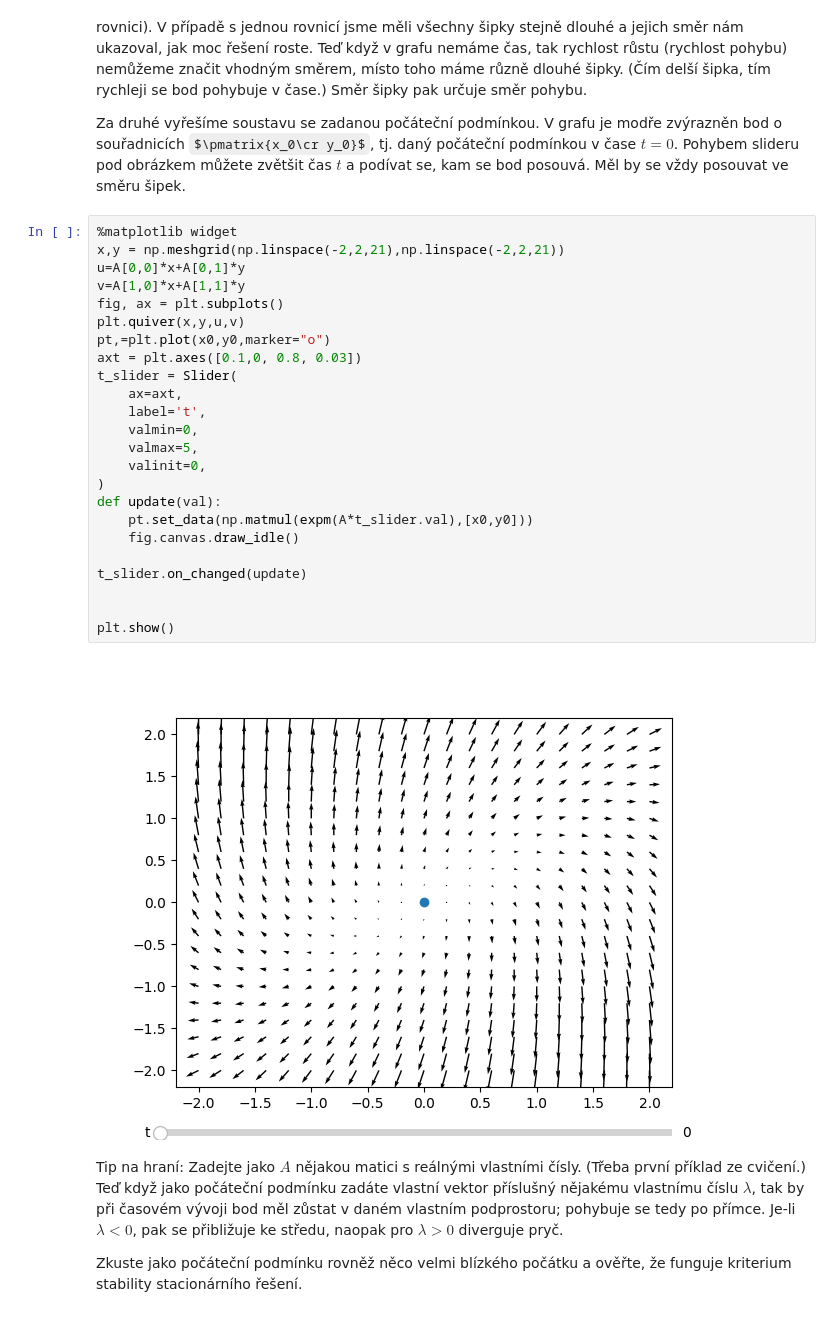
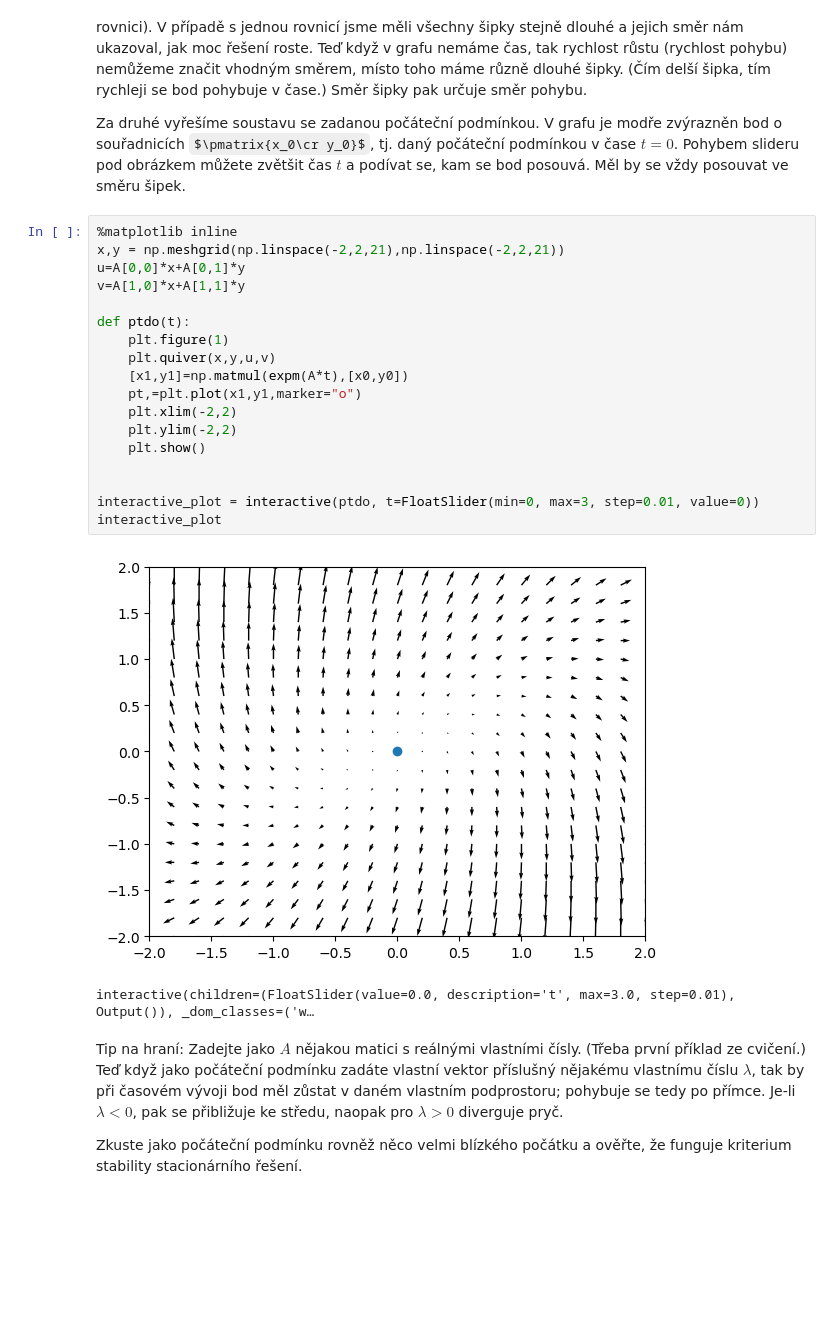
Before and after one commit to gromadan/DRN, a Jupyter notebook: soustavyLDR.ipynb, the cells around one changed output. Drawn from its saved outputs; the diff is of its cells as text; some formulas as TeX source; blank space fills up the shorter version.

```diff
--- a/soustavyLDR.ipynb
+++ b/soustavyLDR.ipynb
@@ -35,31 +36,26 @@ Za prvé vykresluje vektorové pole dané soustavou. V každém bodě $\pmatrix{
 
 Za druhé vyřešíme soustavu se zadanou počáteční podmínkou. V grafu je modře zvýrazněn bod o souřadnicích $\pmatrix{x_0\cr y_0}$, tj. daný počáteční podmínkou v čase $t=0$. Pohybem slideru pod obrázkem můžete zvětšit čas $t$ a podívat se, kam se bod posouvá. Měl by se vždy posouvat ve směru šipek.
 # %%
-%matplotlib widget
+%matplotlib inline
 x,y = np.meshgrid(np.linspace(-2,2,21),np.linspace(-2,2,21))
 u=A[0,0]*x+A[0,1]*y
 v=A[1,0]*x+A[1,1]*y
-fig, ax = plt.subplots()
-plt.quiver(x,y,u,v)
-pt,=plt.plot(x0,y0,marker="o")
-axt = plt.axes([0.1,0, 0.8, 0.03])
-t_slider = Slider(
-    ax=axt,
-    label='t',
-    valmin=0,
-    valmax=5,
-    valinit=0,
-)
-def update(val):
-    pt.set_data(np.matmul(expm(A*t_slider.val),[x0,y0]))
-    fig.canvas.draw_idle()
 
-t_slider.on_changed(update)
+def ptdo(t):
+    plt.figure(1)
+    plt.quiver(x,y,u,v)
+    [x1,y1]=np.matmul(expm(A*t),[x0,y0])
+    pt,=plt.plot(x1,y1,marker="o")
+    plt.xlim(-2,2)
+    plt.ylim(-2,2)
+    plt.show()
 
 
-plt.show()
+interactive_plot = interactive(ptdo, t=FloatSlider(min=0, max=3, step=0.01, value=0))
+interactive_plot
 # %% [output]
-[figure, old version]
+[figure, new version]
+interactive(children=(FloatSlider(value=0.0, description='t', max=3.0, step=0.01), Output()), _dom_classes=('w…
 # %% [markdown]
 Tip na hraní: Zadejte jako $A$ nějakou matici s reálnými vlastními čísly. (Třeba první příklad ze cvičení.) Teď když jako počáteční podmínku zadáte vlastní vektor příslušný nějakému vlastnímu číslu $\lambda$, tak by při časovém vývoji bod měl zůstat v daném vlastním podprostoru; pohybuje se tedy po přímce. Je-li $\lambda<0$, pak se přibližuje ke středu, naopak pro $\lambda>0$ diverguje pryč.
 
```
Also changed, not shown: parts of 1 cell of this notebook, 1 other file.
